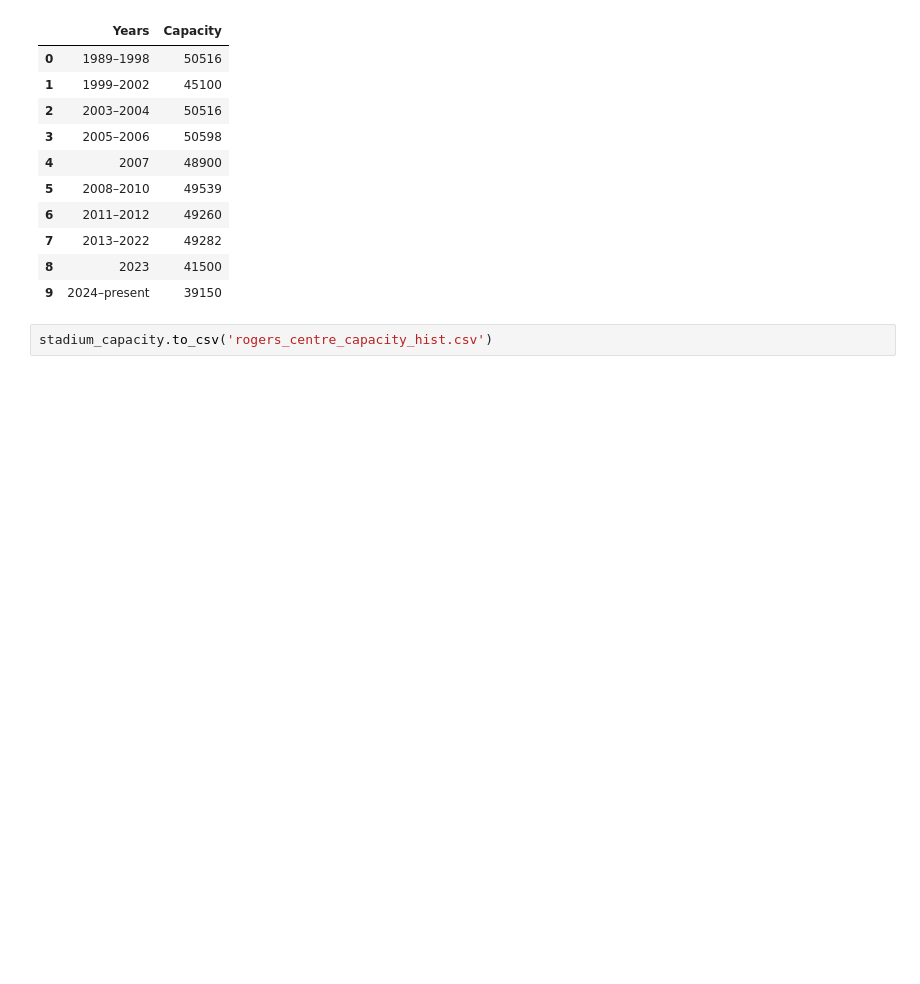
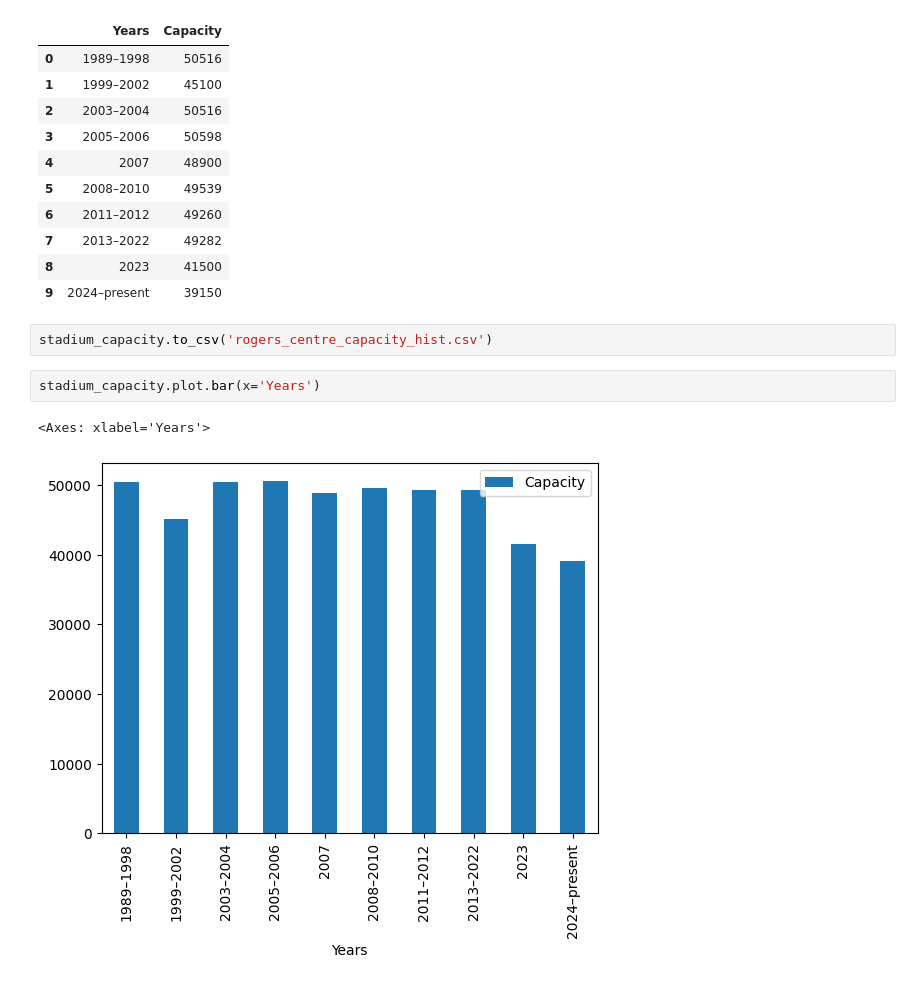
Before and after one commit to milesbolton/milesbolton.github.io, a Jupyter notebook: docs/lede-project-2/rogers-centre.ipynb, the cells around one changed output. Saved outputs shown, nothing was run; the diff lists cells and outputs as text; blank space fills up the shorter version.

```diff
--- a/docs/lede-project-2/rogers-centre.ipynb
+++ b/docs/lede-project-2/rogers-centre.ipynb
@@ -150,3 +150,8 @@ stadium_capacity
 | 9 | 2024–present | 39150 |
 # %%
 stadium_capacity.to_csv('rogers_centre_capacity_hist.csv')
+# %%
+stadium_capacity.plot.bar(x='Years')
+# %% [output]
+<Axes: xlabel='Years'>
+[figure, added]
```
Also changed, not shown: 1 other file.
